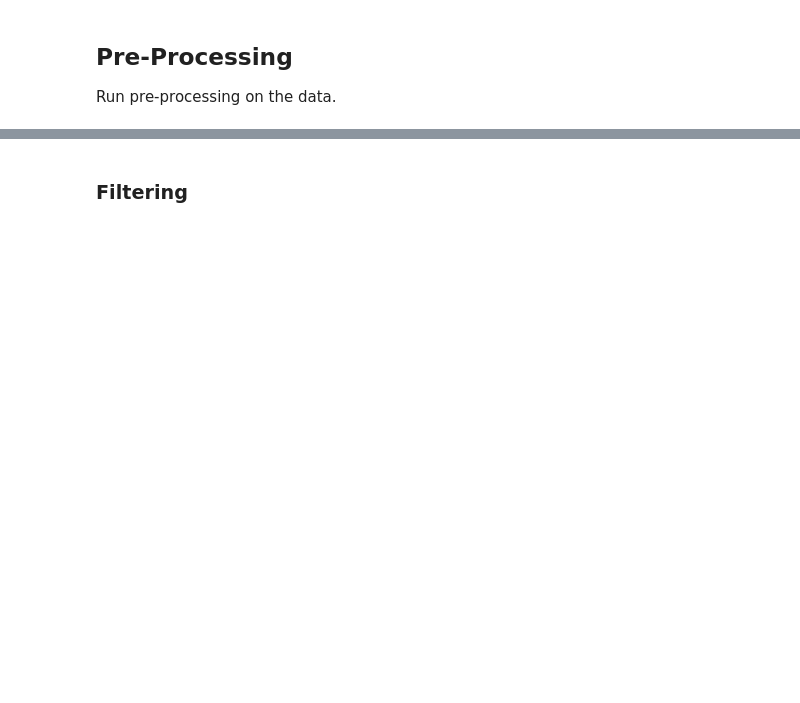
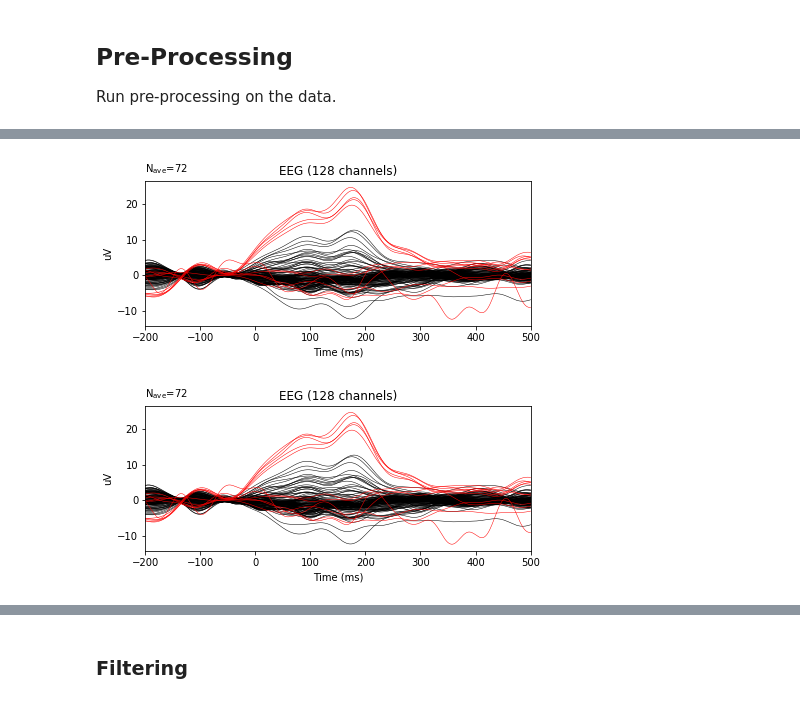
Before and after one commit to TomDonoghue/HyperEEG, a Jupyter notebook: notebooks/01-EEGProcessing.ipynb, the cells around one changed output, grey strips where cells are left out. Cells and saved outputs as stored; diff of their text form; code cells hidden in the pictures; blank space fills up the shorter version.

```diff
--- a/notebooks/01-EEGProcessing.ipynb
+++ b/notebooks/01-EEGProcessing.ipynb
@@ -155,0 +302,5 @@ Applying a custom EEG reference.
+# %%
+evoked = epochs.average()
+# %%
+evoked.plot(exclude=[])
+# %% [output]
@@ -155,0 +308,2 @@ Applying a custom EEG reference.
+[figure, added]
+[figure, added]
```
Also changed, not shown: parts of 52 cells of this notebook.
